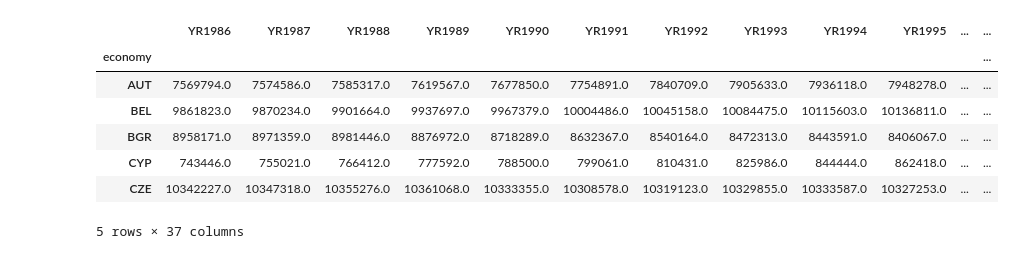
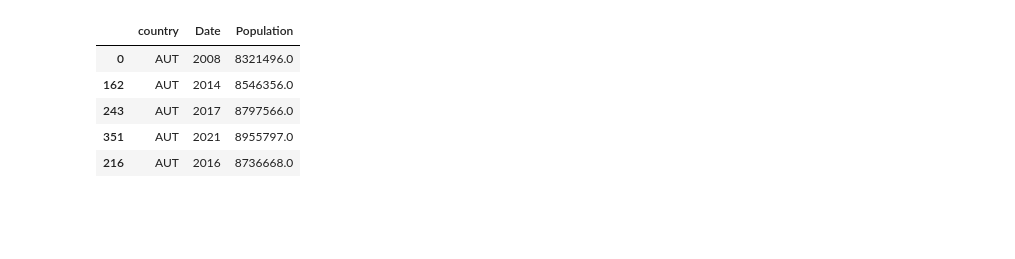
Before and after one commit to CaspervanWetten/DataDetectives, a Jupyter notebook: notebook/WB.ipynb, the cells around one changed output. Saved outputs shown, nothing was run; the diff lists cells and outputs as text; code cells hidden in the pictures; blank space fills up the shorter version.

```diff
--- a/notebook/WB.ipynb
+++ b/notebook/WB.ipynb
@@ -20,14 +16,22 @@ import wbgapi as wb
 # %%
-EUList_alpha3 = ['BEL', 'BGR', 'CZE', 'DNK', 'DEU', 'EST', 'IRL', 'GRC', 'ESP', 'FRA', 'HRV', 'ITA', 'CYP', 'LVA', 'LTU', 'LUX', 'HUN', 'MLT', 'NLD', 'AUT', 'POL', 'PRT', 'ROU', 'SVN', 'SVK', 'FIN', 'SWE']
+import wbgapi as wb
 
-pop_data = wb.data.DataFrame('SP.POP.TOTL', EUList_alpha3 ,range(1986, 2023, 1))
-pop_data.head()
+def DownloadPopulationData():
+    EUList_alpha3 = ['BEL', 'BGR', 'CZE', 'DNK', 'DEU', 'EST', 'IRL', 'GRC', 'ESP', 'FRA', 'HRV', 'ITA', 'CYP', 'LVA', 'LTU', 'LUX', 'HUN', 'MLT', 'NLD', 'AUT', 'POL', 'PRT', 'ROU', 'SVN', 'SVK', 'FIN', 'SWE']
+
+    try:
+        pop_data = wb.data.DataFrame('SP.POP.TOTL', EUList_alpha3 ,range(2008, 2050, 1))
+        pop_data_2 = pop_data.reset_index()
+        pop_data_2.rename(columns = {'economy':'country'}, inplace = True)
+        pop_data_2.columns = pop_data_2.columns.str.replace("YR", "")
+        pop_data_2 = pop_data_2.melt(id_vars=['country'], var_name='Date', value_name='Population').sort_values("country")
+        return pop_data_2
+    except Error as e:
+        return f"quit with {e} as error"
 # %% [output]
-|  | YR1986 | YR1987 | YR1988 | YR1989 | YR1990 | YR1991 | YR1992 | YR1993 | YR1994 | YR1995 | ... | ... |
-| economy |  |  |  |  |  |  |  |  |  |  |  | ... |
-| AUT | 7569794.0 | 7574586.0 | 7585317.0 | 7619567.0 | 7677850.0 | 7754891.0 | 7840709.0 | 7905633.0 | 7936118.0 | 7948278.0 | ... | ... |
-| BEL | 9861823.0 | 9870234.0 | 9901664.0 | 9937697.0 | 9967379.0 | 10004486.0 | 10045158.0 | 10084475.0 | 10115603.0 | 10136811.0 | ... | ... |
-| BGR | 8958171.0 | 8971359.0 | 8981446.0 | 8876972.0 | 8718289.0 | 8632367.0 | 8540164.0 | 8472313.0 | 8443591.0 | 8406067.0 | ... | ... |
-| CYP | 743446.0 | 755021.0 | 766412.0 | 777592.0 | 788500.0 | 799061.0 | 810431.0 | 825986.0 | 844444.0 | 862418.0 | ... | ... |
-| CZE | 10342227.0 | 10347318.0 | 10355276.0 | 10361068.0 | 10333355.0 | 10308578.0 | 10319123.0 | 10329855.0 | 10333587.0 | 10327253.0 | ... | ... |
+|  | country | Date | Population |
+| 0 | AUT | 2008 | 8321496.0 |
+| 162 | AUT | 2014 | 8546356.0 |
+| 243 | AUT | 2017 | 8797566.0 |
+| 351 | AUT | 2021 | 8955797.0 |
+| 216 | AUT | 2016 | 8736668.0 |
-5 rows × 37 columns
```
Also changed, not shown: parts of 6 cells of this notebook, 7 other files.
